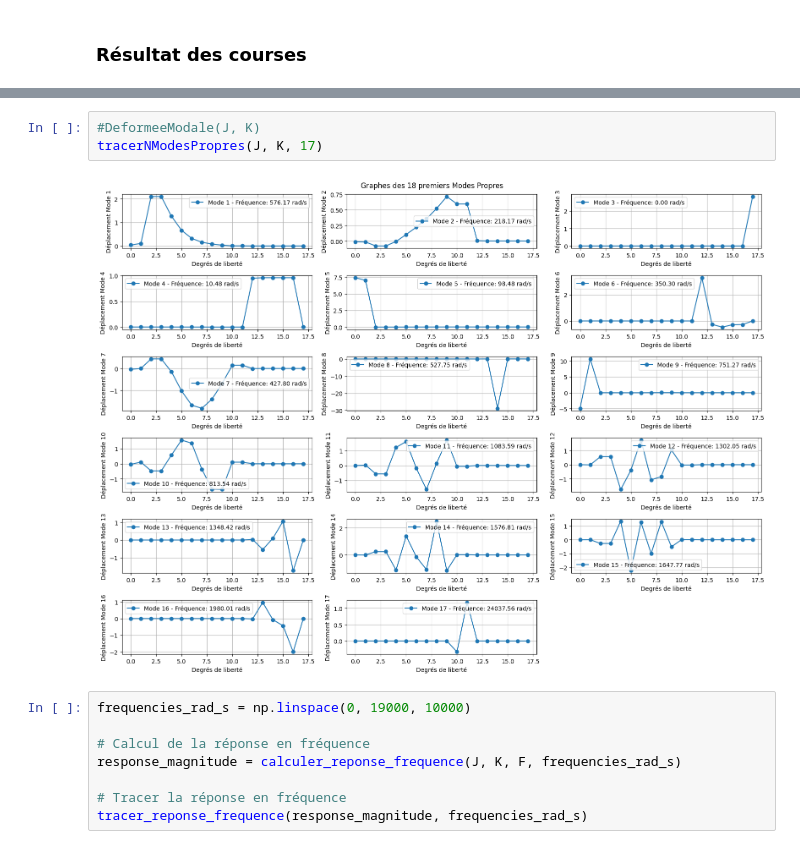
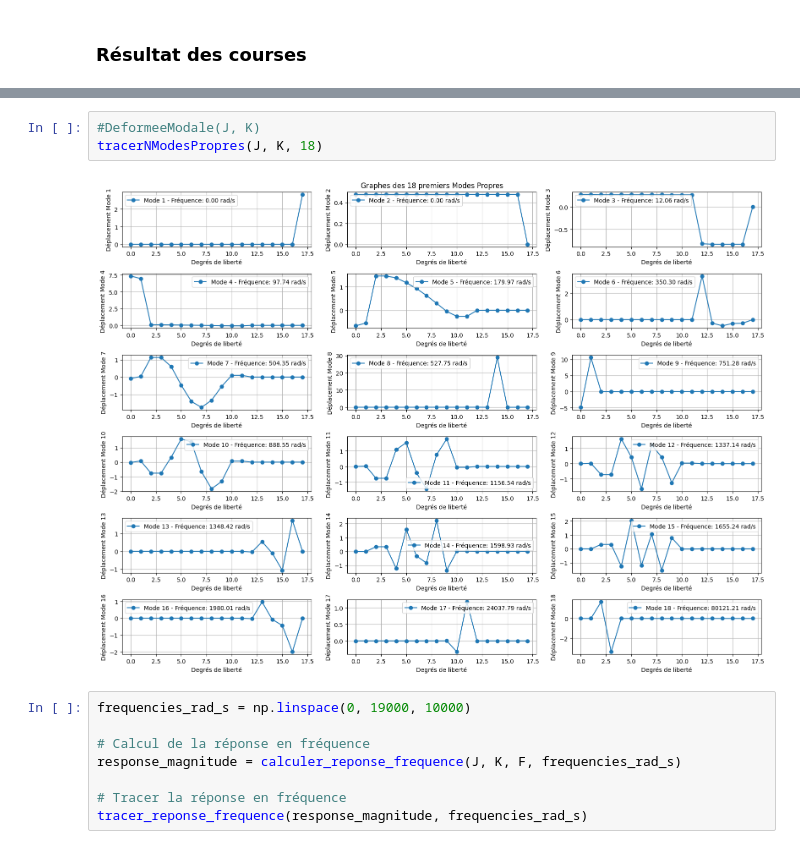
Before and after one commit to Clotilde636/Projet_CSV, a Jupyter notebook: Projet.ipynb, the cells around one changed output, grey strips where cells are left out. Cells and saved outputs as stored; diff of their text form.

```diff
--- a/Projet.ipynb
+++ b/Projet.ipynb
@@ -223,8 +278,8 @@ Pulsations propres : [5.76173459e+02 2.18170131e+02 0.00000000e+00 1.04754650e+0
 # %%
 #DeformeeModale(J, K)
-tracerNModesPropres(J, K, 17)
+tracerNModesPropres(J, K, 18)
 # %% [output]
-[figure, old version]
+[figure, new version]
 # %%
 frequencies_rad_s = np.linspace(0, 19000, 10000)
 
```
Also changed, not shown: parts of 4 cells of this notebook.
